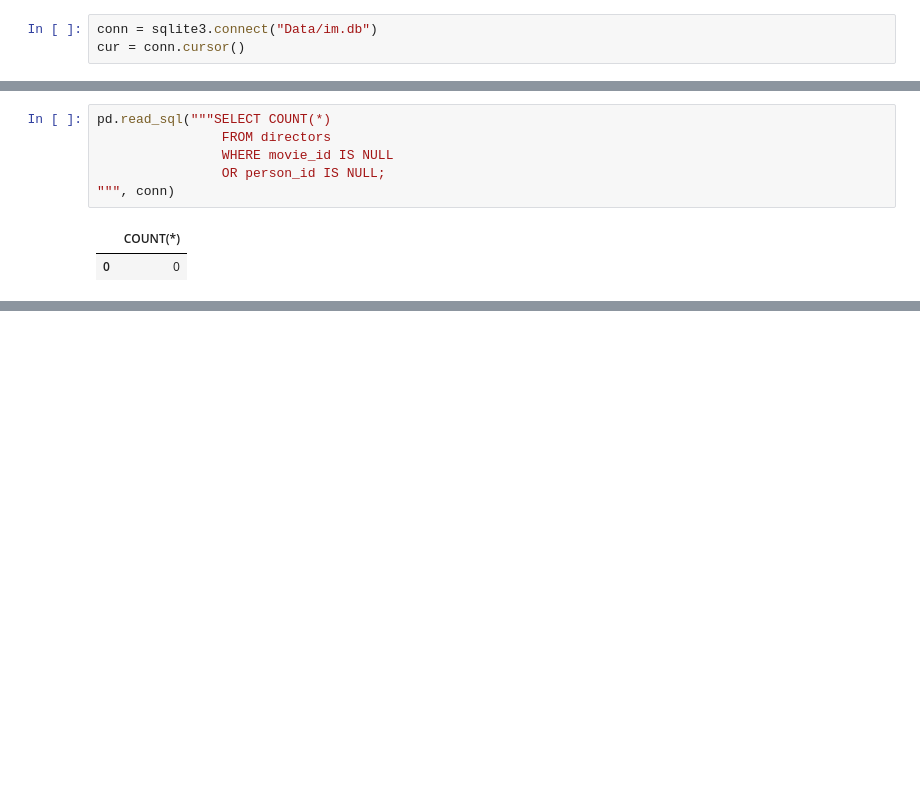
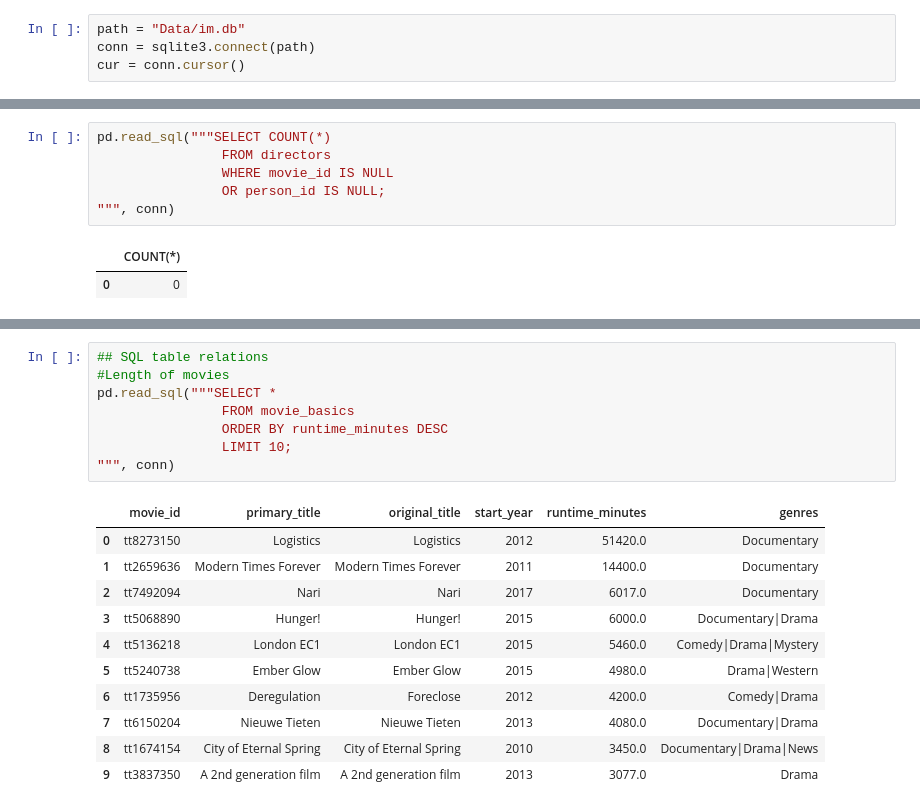
Before and after one commit to elrayoo0/Phase2_group_project, a Jupyter notebook: emma.ipynb, the cells around one changed output, grey strips where cells are left out. Cells and saved outputs as stored; diff of their text form; blank space fills up the shorter version.

Commit message:
Performed table relations

```diff
--- a/emma.ipynb
+++ b/emma.ipynb
@@ -2,6 +2,7 @@
 import pandas as pd
 import sqlite3
 # %%
-conn = sqlite3.connect("Data/im.db")
+path = "Data/im.db"
+conn = sqlite3.connect(path)
 cur = conn.cursor()
 # %%
@@ -190,0 +213,20 @@ pd.read_sql("""SELECT COUNT(*)
+# %%
+## SQL table relations
+#Length of movies
+pd.read_sql("""SELECT *
+                FROM movie_basics
+                ORDER BY runtime_minutes DESC
+                LIMIT 10;
+""", conn)
+# %% [output]
+|  | movie_id | primary_title | original_title | start_year | runtime_minutes | genres |
+| 0 | tt8273150 | Logistics | Logistics | 2012 | 51420.0 | Documentary |
+| 1 | tt2659636 | Modern Times Forever | Modern Times Forever | 2011 | 14400.0 | Documentary |
+| 2 | tt7492094 | Nari | Nari | 2017 | 6017.0 | Documentary |
+| 3 | tt5068890 | Hunger! | Hunger! | 2015 | 6000.0 | Documentary|Drama |
+| 4 | tt5136218 | London EC1 | London EC1 | 2015 | 5460.0 | Comedy|Drama|Mystery |
+| 5 | tt5240738 | Ember Glow | Ember Glow | 2015 | 4980.0 | Drama|Western |
+| 6 | tt1735956 | Deregulation | Foreclose | 2012 | 4200.0 | Comedy|Drama |
+| 7 | tt6150204 | Nieuwe Tieten | Nieuwe Tieten | 2013 | 4080.0 | Documentary|Drama |
+| 8 | tt1674154 | City of Eternal Spring | City of Eternal Spring | 2010 | 3450.0 | Documentary|Drama|News |
+| 9 | tt3837350 | A 2nd generation film | A 2nd generation film | 2013 | 3077.0 | Drama |
```
Also changed, not shown: parts of 14 cells of this notebook.
